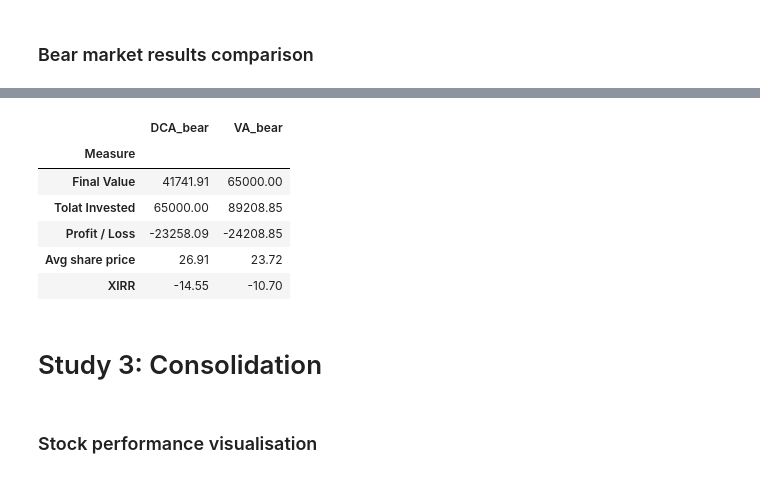
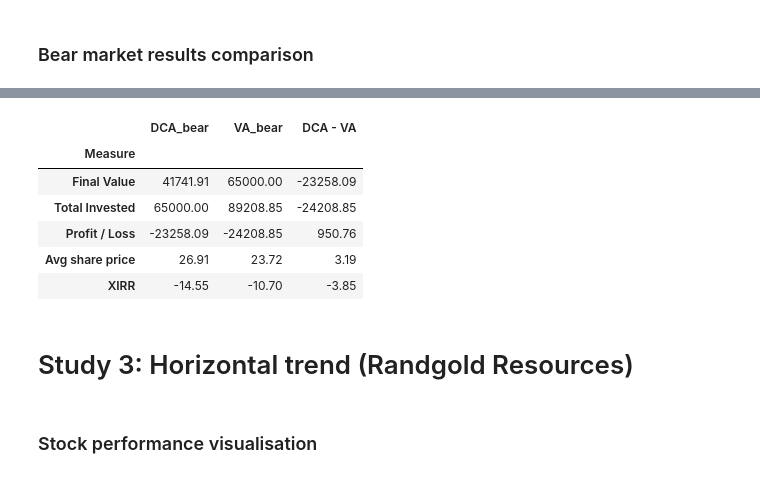
Before and after one commit to BuzuGit/Dollar-Cost-Averaging-vs-Value-Averaging-Analysis, a Jupyter notebook: Value Averaging Analysis.ipynb, the cells around one changed output, grey strips where cells are left out. Cells and saved outputs as stored; diff of their text form; code cells hidden in the pictures.

```diff
--- a/Value Averaging Analysis.ipynb
+++ b/Value Averaging Analysis.ipynb
@@ -280,24 +314,17 @@ comparison_graphs(bear_dca, bear_va)
 [figure]
-# %%
-summary = [['Final Value', bear_dca['DCA_Total_Val'][-1], bear_va['VA_Total_Val'][-1]],
-          ['Tolat Invested', -bear_dca['DCA_cum_inv'][-1], -bear_va['VA_cum_inv'][-1]],
-          ['Profit / Loss', bear_dca['DCA_P&L'][-1], bear_va['VA_P&L'][-1]],
-          ['Avg share price', bear_dca['DCA_avg_price'][-1], bear_va['VA_avg_price'][-1]],
-          ['XIRR', bear_dca_xirr*100, bear_va_xirr*100]]
-
-bear_summary = pd.DataFrame(summary, columns=['Measure', 'DCA_bear', 'VA_bear'])
-bear_summary = bear_summary.set_index('Measure')
-bear_summary
-# %% [output]
-|  | DCA_bear | VA_bear |
-| Measure |  |  |
-| Final Value | 41741.91 | 65000.00 |
-| Tolat Invested | 65000.00 | 89208.85 |
-| Profit / Loss | -23258.09 | -24208.85 |
-| Avg share price | 26.91 | 23.72 |
-| XIRR | -14.55 | -10.70 |
+# %%
+bear_table = summary_table(bear_dca, bear_va, bear_dca_xirr, bear_va_xirr, 'DCA_bear', 'VA_bear')
+bear_table
+# %% [output]
+|  | DCA_bear | VA_bear | DCA - VA |
+| Measure |  |  |  |
+| Final Value | 41741.91 | 65000.00 | -23258.09 |
+| Total Invested | 65000.00 | 89208.85 | -24208.85 |
+| Profit / Loss | -23258.09 | -24208.85 | 950.76 |
+| Avg share price | 26.91 | 23.72 | 3.19 |
+| XIRR | -14.55 | -10.70 | -3.85 |
 # %% [markdown]
-# Study 3: Consolidation
+# Study 3: Horizontal trend (Randgold Resources)
 # %% [markdown]
 ### Stock performance visualisation
 # %%
```
Also changed, not shown: parts of 32 cells of this notebook, 2 other files.
